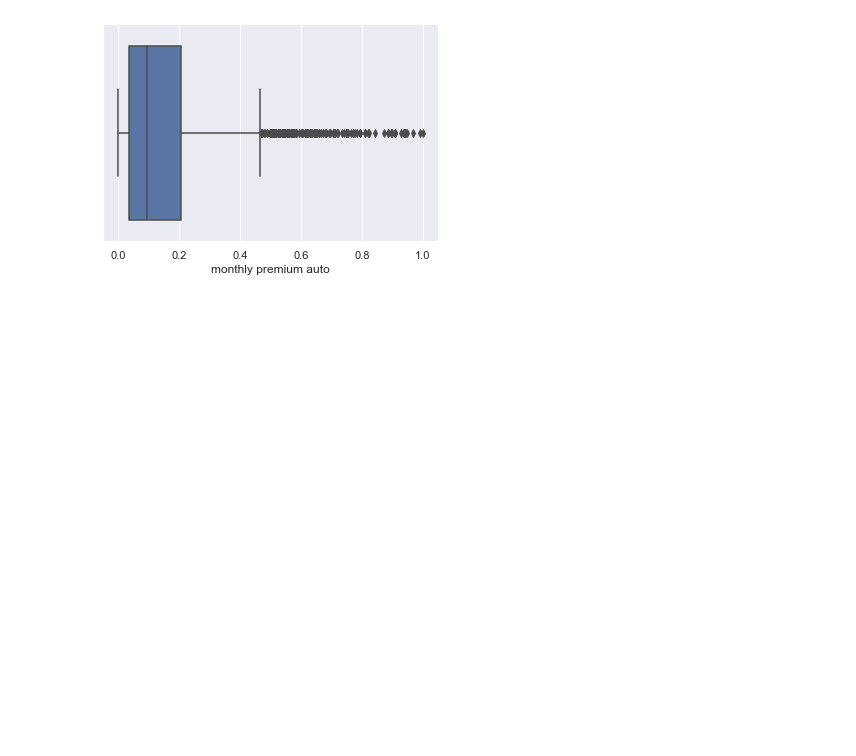
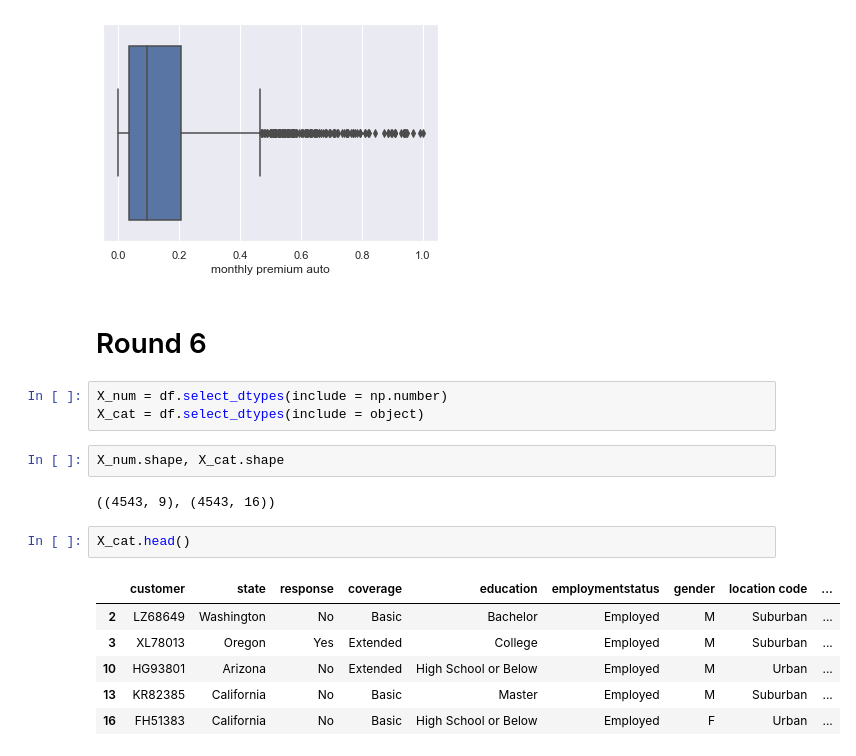
Before and after one commit to Jesus-Almansa/lab-customer-analysis-round-2, a Jupyter notebook: files_for_lab/csv_files/customer_analysis_round5.ipynb, the cells around one changed output. Drawn from its saved outputs; the diff is of its cells as text; blank space fills up the shorter version.

Commit message:
final_round

```diff
--- a/files_for_lab/csv_files/customer_analysis_round5.ipynb
+++ b/files_for_lab/csv_files/customer_analysis_round5.ipynb
@@ -395,3 +395,21 @@ sns.boxplot(data=df_Norm, x='monthly premium auto')
 plt.show()
 # %% [output]
 [figure]
+# %% [markdown]
+# Round 6
+# %%
+X_num = df.select_dtypes(include = np.number)
+X_cat = df.select_dtypes(include = object)
+# %%
+X_num.shape, X_cat.shape
+# %% [output]
+((4543, 9), (4543, 16))
+# %%
+X_cat.head()
+# %% [output]
+|  | customer | state | response | coverage | education | employmentstatus | gender | location code | ... |
+| 2 | LZ68649 | Washington | No | Basic | Bachelor | Employed | M | Suburban | ... |
+| 3 | XL78013 | Oregon | Yes | Extended | College | Employed | M | Suburban | ... |
+| 10 | HG93801 | Arizona | No | Extended | High School or Below | Employed | M | Urban | ... |
+| 13 | KR82385 | California | No | Basic | Master | Employed | M | Suburban | ... |
+| 16 | FH51383 | California | No | Basic | High School or Below | Employed | F | Urban | ... |
```
Also changed, not shown: parts of 42 cells of this notebook.
